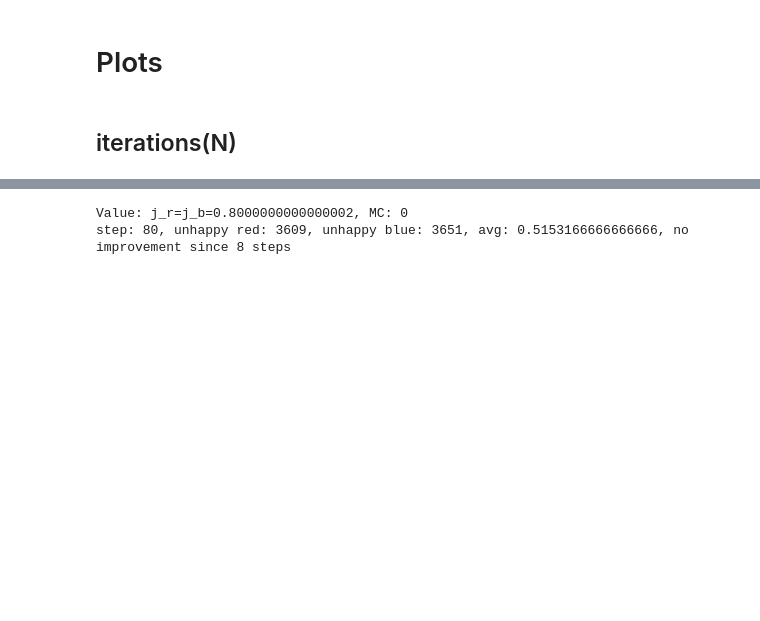
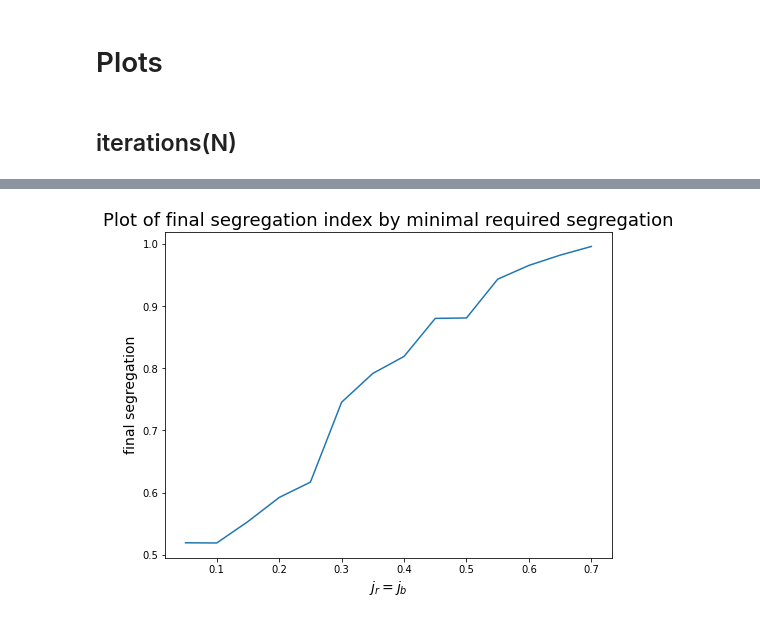
Before and after one commit to mateuszgorczyca6/Agent_based_modelling_of_complex_systems, a Jupyter notebook: Task 4/notepad.ipynb, the cells around one changed output, grey strips where cells are left out. Saved outputs shown, nothing was run; the diff lists cells and outputs as text; code cells hidden in the pictures; blank space fills up the shorter version.

```diff
--- a/Task 4/notepad.ipynb
+++ b/Task 4/notepad.ipynb
@@ -60,6 +50,5 @@ step: 20, unhappy red: 2, unhappy blue: 2, avg: 0.8928658493248045, no improveme
 # %%
-plot(segregation, 2, "segregation_j.json", MC_N, L, R, B, jr, jb, k, True)
+plot(segregation, 2, "segregation_j.json", MC_N, L, R, B, jr, jb, k)
 # %% [output]
-Value: j_r=j_b=0.8000000000000002, MC: 0
-step: 80, unhappy red: 3609, unhappy blue: 3651, avg: 0.5153166666666666, no improvement since 8 steps
+[figure, added]
 # %%
```
Also changed, not shown: parts of 4 cells of this notebook, 1 other file.
